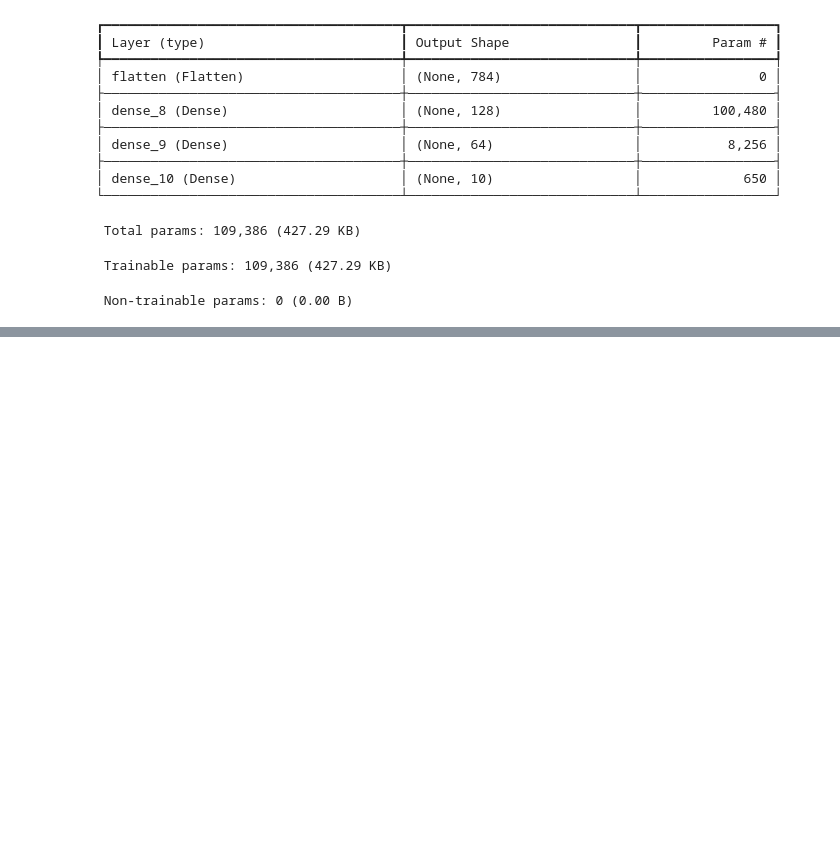
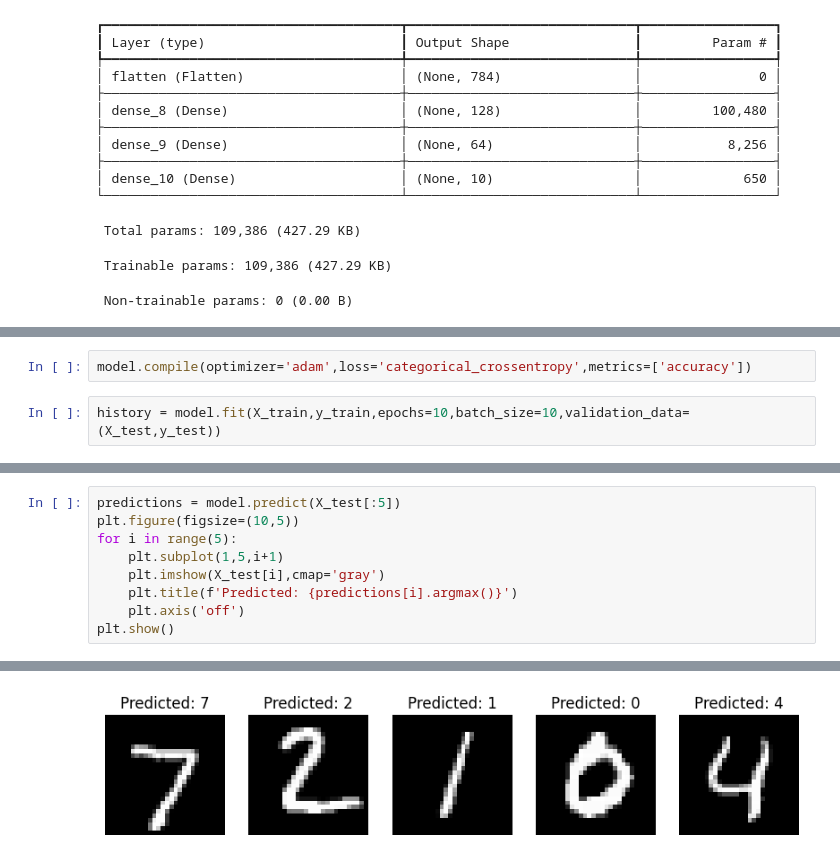
Before and after one commit to lakhanrajpatlolla/aiml-learning, a Jupyter notebook: KerasModelSubclassingB24.ipynb, the cells around one changed output, grey strips where cells are left out. Drawn from its saved outputs; the diff is of its cells as text; blank space fills up the shorter version.

```diff
--- a/KerasModelSubclassingB24.ipynb
+++ b/KerasModelSubclassingB24.ipynb
@@ -184,0 +183,4 @@ model.compile
+# %%
+model.compile(optimizer='adam',loss='categorical_crossentropy',metrics=['accuracy'])
+# %%
+history = model.fit(X_train,y_train,epochs=10,batch_size=10,validation_data=(X_test,y_test))
@@ -184,0 +214,10 @@ model.compile
+# %%
+predictions = model.predict(X_test[:5])
+plt.figure(figsize=(10,5))
+for i in range(5):
+    plt.subplot(1,5,i+1)
+    plt.imshow(X_test[i],cmap='gray')
+    plt.title(f'Predicted: {predictions[i].argmax()}')
+    plt.axis('off')
+plt.show()
+# %% [output]
@@ -184,0 +225 @@ model.compile
+[figure, added]
```
Also changed, not shown: parts of 4 cells of this notebook.
